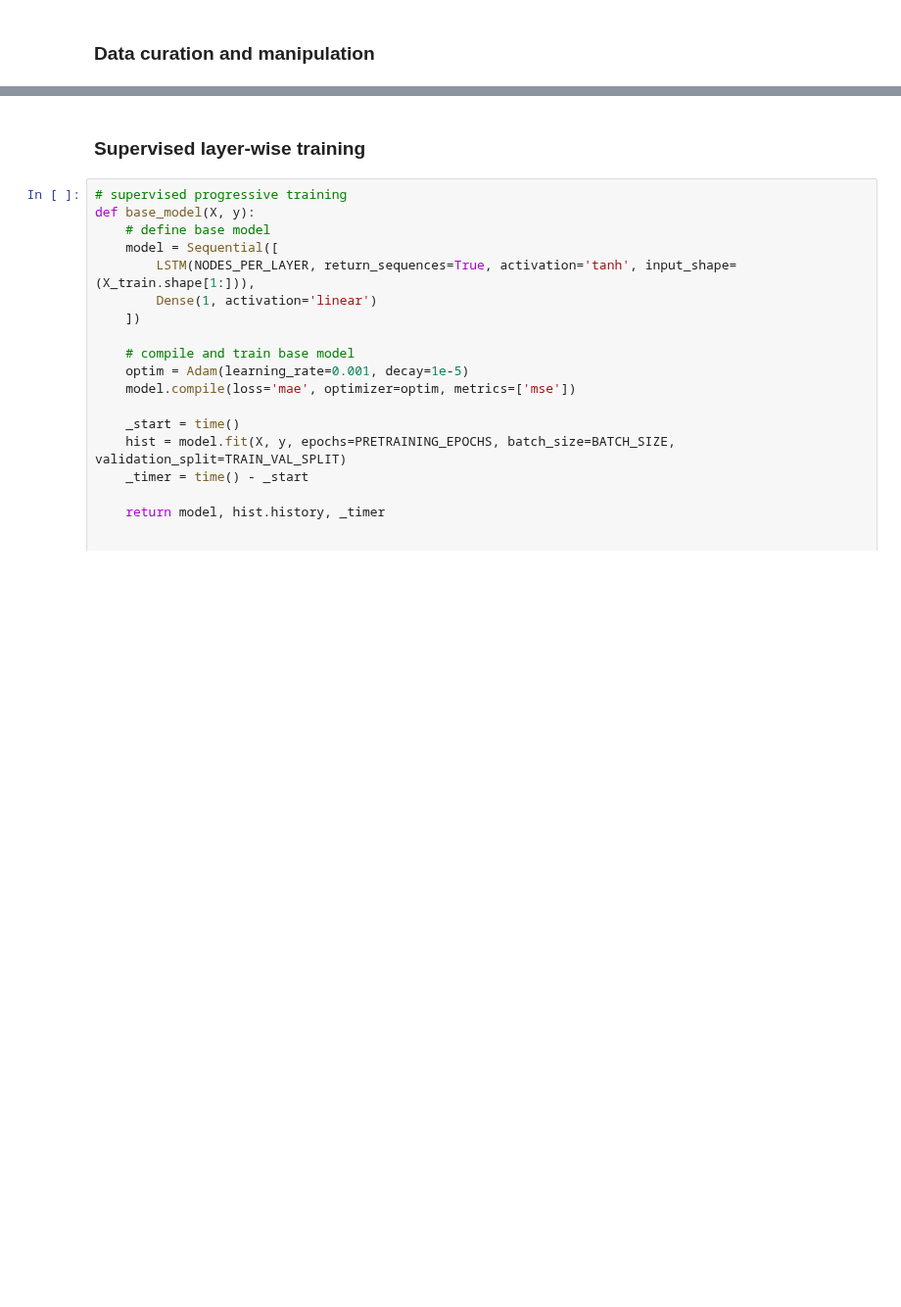
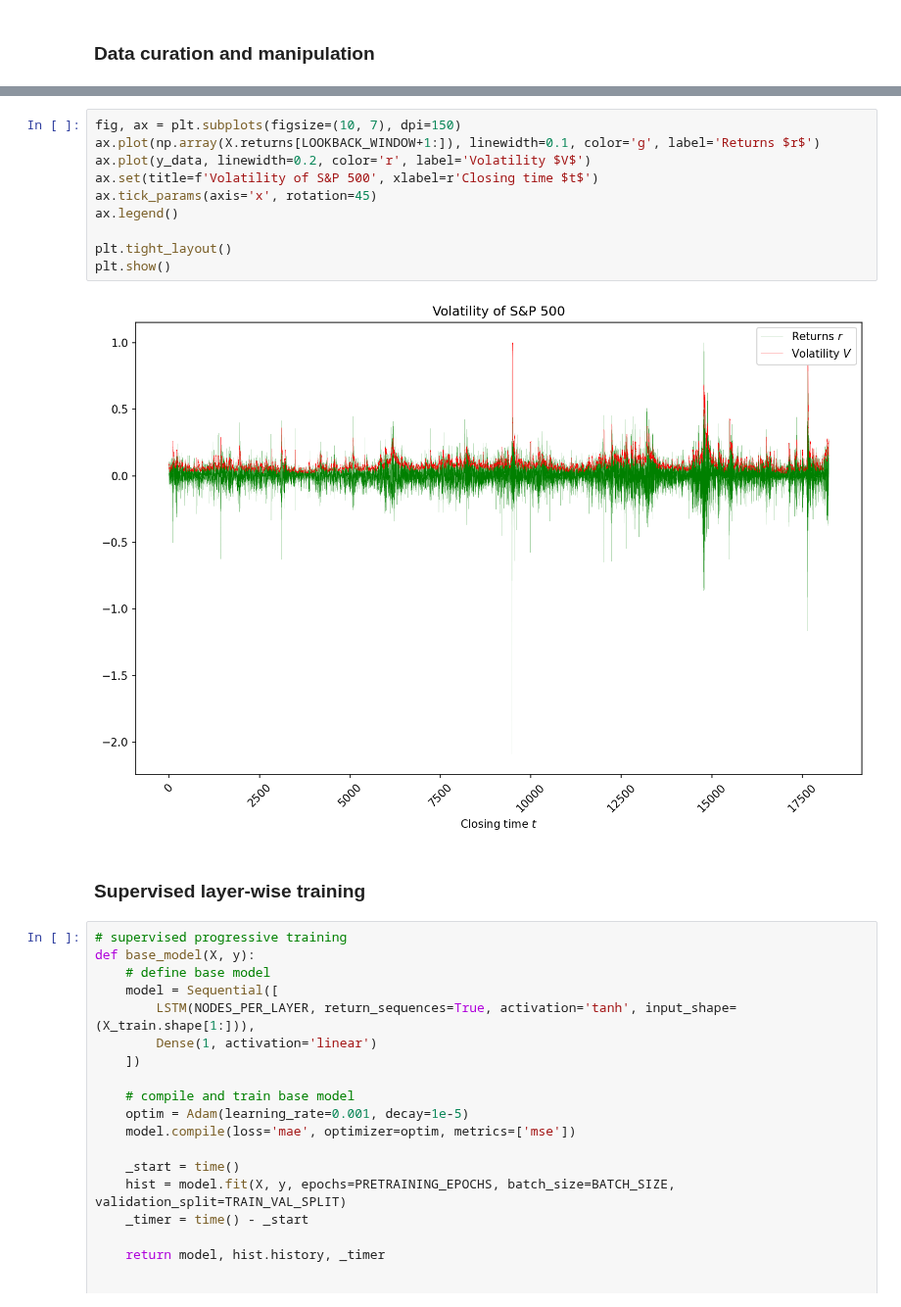
Before and after one commit to gittmp/sustainable-risk-modelling, a Jupyter notebook: Program/risk-forecasting.ipynb, the cells around one changed output, grey strips where cells are left out. Shown at 98% size. Drawn from its saved outputs; the diff is of its cells as text; blank space fills up the shorter version.

```diff
--- a/Program/risk-forecasting.ipynb
+++ b/Program/risk-forecasting.ipynb
@@ -187,3 +197,15 @@ Test:  (1823, 10, 7) (1823, 1)
+# %%
+fig, ax = plt.subplots(figsize=(10, 7), dpi=150)
+ax.plot(np.array(X.returns[LOOKBACK_WINDOW+1:]), linewidth=0.1, color='g', label='Returns $r$')
+ax.plot(y_data, linewidth=0.2, color='r', label='Volatility $V$')
+ax.set(title=f'Volatility of S&P 500', xlabel=r'Closing time $t$')
+ax.tick_params(axis='x', rotation=45)
+ax.legend()
+
+plt.tight_layout()
+plt.show()
+# %% [output]
+[figure, added]
 # %% [markdown]
 ### Supervised layer-wise training
 # %%
```
Also changed, not shown: parts of 12 cells of this notebook.
